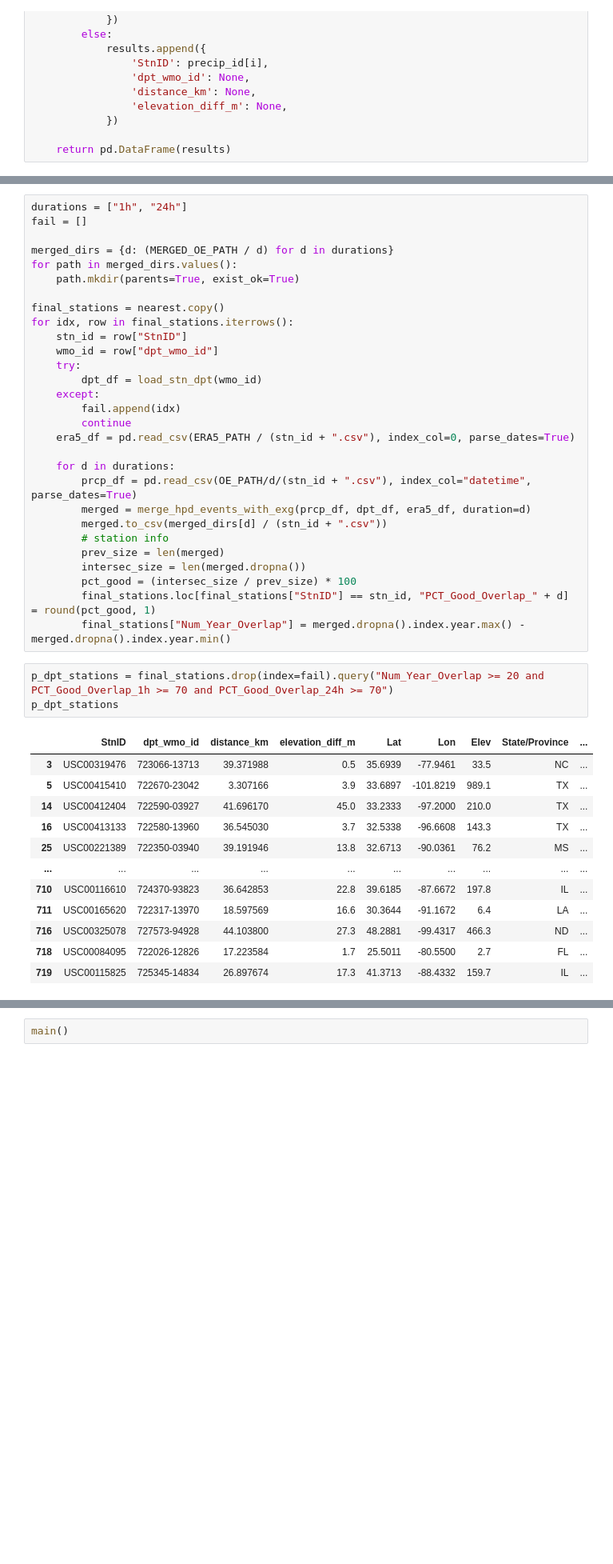
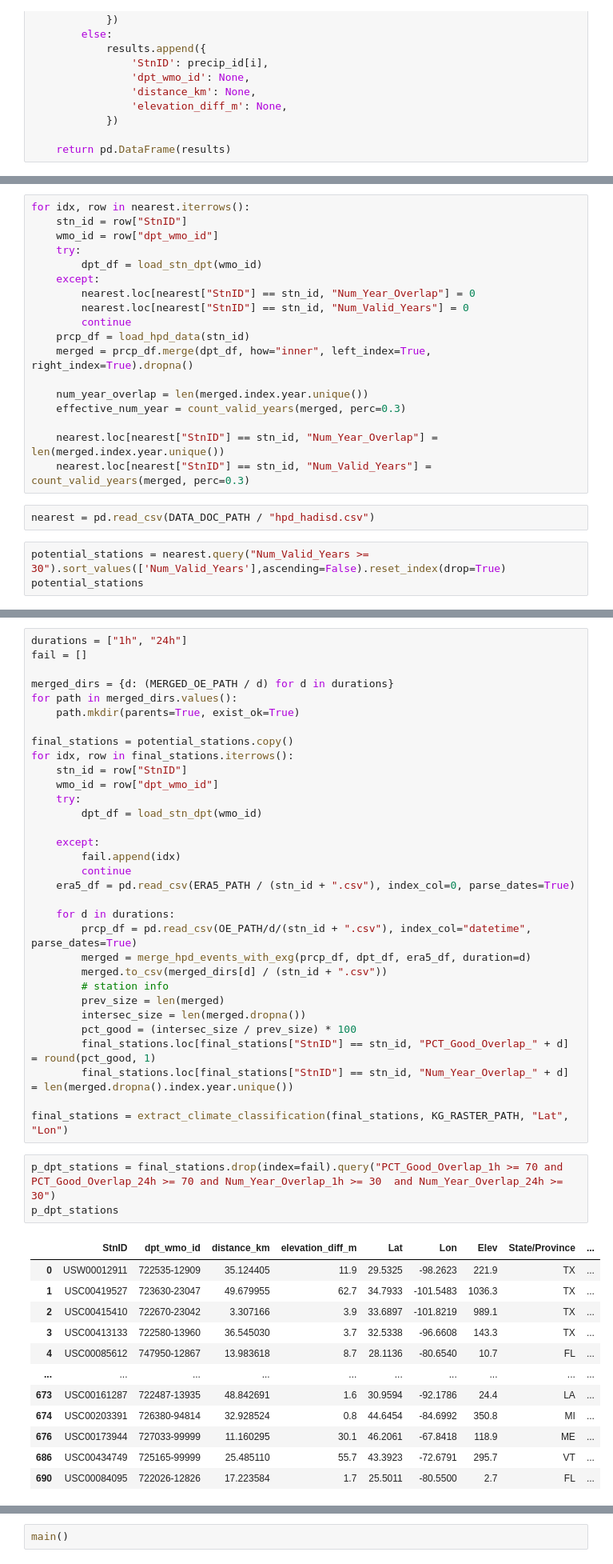
Before and after one commit to santaandria/Thermodynamic-Large-Scale, a Jupyter notebook: notebooks/4a_dewpoint_temperature.ipynb, the cells around one changed output, grey strips where cells are left out. Shown at 80% size. Saved outputs shown, nothing was run; the diff lists cells and outputs as text; blank space fills up the shorter version.

```diff
--- a/notebooks/4a_dewpoint_temperature.ipynb
+++ b/notebooks/4a_dewpoint_temperature.ipynb
@@ -150,0 +244,23 @@ nearest
+# %%
+for idx, row in nearest.iterrows():
+    stn_id = row["StnID"]
+    wmo_id = row["dpt_wmo_id"]
+    try:
+        dpt_df = load_stn_dpt(wmo_id)
+    except:
+        nearest.loc[nearest["StnID"] == stn_id, "Num_Year_Overlap"] = 0
+        nearest.loc[nearest["StnID"] == stn_id, "Num_Valid_Years"] = 0
+        continue
+    prcp_df = load_hpd_data(stn_id)
+    merged = prcp_df.merge(dpt_df, how="inner", left_index=True, right_index=True).dropna()
+
+    num_year_overlap = len(merged.index.year.unique())
+    effective_num_year = count_valid_years(merged, perc=0.3)
+
+    nearest.loc[nearest["StnID"] == stn_id, "Num_Year_Overlap"] = len(merged.index.year.unique())
+    nearest.loc[nearest["StnID"] == stn_id, "Num_Valid_Years"] = count_valid_years(merged, perc=0.3)
+# %%
+nearest = pd.read_csv(DATA_DOC_PATH / "hpd_hadisd.csv")
+# %%
+potential_stations = nearest.query("Num_Valid_Years >= 30").sort_values(['Num_Valid_Years'],ascending=False).reset_index(drop=True)
+potential_stations
@@ -208,12 +519,13 @@ merged_dirs = {d: (MERGED_OE_PATH / d) for d in durations}
 for path in merged_dirs.values():
     path.mkdir(parents=True, exist_ok=True)
 
-final_stations = nearest.copy()
+final_stations = potential_stations.copy()
 for idx, row in final_stations.iterrows():
     stn_id = row["StnID"]
     wmo_id = row["dpt_wmo_id"]
     try:
         dpt_df = load_stn_dpt(wmo_id)
+
     except:
         fail.append(idx)
         continue
@@ -228,20 +540,22 @@ for idx, row in final_stations.iterrows():
         intersec_size = len(merged.dropna())
         pct_good = (intersec_size / prev_size) * 100
         final_stations.loc[final_stations["StnID"] == stn_id, "PCT_Good_Overlap_" + d] = round(pct_good, 1)
-        final_stations["Num_Year_Overlap"] = merged.dropna().index.year.max() - merged.dropna().index.year.min()
+        final_stations.loc[final_stations["StnID"] == stn_id, "Num_Year_Overlap_" + d] = len(merged.dropna().index.year.unique())
+
+final_stations = extract_climate_classification(final_stations, KG_RASTER_PATH, "Lat", "Lon")
 # %%
-p_dpt_stations = final_stations.drop(index=fail).query("Num_Year_Overlap >= 20 and PCT_Good_Overlap_1h >= 70 and PCT_Good_Overlap_24h >= 70")
+p_dpt_stations = final_stations.drop(index=fail).query("PCT_Good_Overlap_1h >= 70 and PCT_Good_Overlap_24h >= 70 and Num_Year_Overlap_1h >= 30  and Num_Year_Overlap_24h >= 30")
 p_dpt_stations
 # %% [output]
 |  | StnID | dpt_wmo_id | distance_km | elevation_diff_m | Lat | Lon | Elev | State/Province | ... |
-| 3 | USC00319476 | 723066-13713 | 39.371988 | 0.5 | 35.6939 | -77.9461 | 33.5 | NC | ... |
-| 5 | USC00415410 | 722670-23042 | 3.307166 | 3.9 | 33.6897 | -101.8219 | 989.1 | TX | ... |
-| 14 | USC00412404 | 722590-03927 | 41.696170 | 45.0 | 33.2333 | -97.2000 | 210.0 | TX | ... |
-| 16 | USC00413133 | 722580-13960 | 36.545030 | 3.7 | 32.5338 | -96.6608 | 143.3 | TX | ... |
-| 25 | USC00221389 | 722350-03940 | 39.191946 | 13.8 | 32.6713 | -90.0361 | 76.2 | MS | ... |
+| 0 | USW00012911 | 722535-12909 | 35.124405 | 11.9 | 29.5325 | -98.2623 | 221.9 | TX | ... |
+| 1 | USC00419527 | 723630-23047 | 49.679955 | 62.7 | 34.7933 | -101.5483 | 1036.3 | TX | ... |
+| 2 | USC00415410 | 722670-23042 | 3.307166 | 3.9 | 33.6897 | -101.8219 | 989.1 | TX | ... |
+| 3 | USC00413133 | 722580-13960 | 36.545030 | 3.7 | 32.5338 | -96.6608 | 143.3 | TX | ... |
+| 4 | USC00085612 | 747950-12867 | 13.983618 | 8.7 | 28.1136 | -80.6540 | 10.7 | FL | ... |
 | ... | ... | ... | ... | ... | ... | ... | ... | ... | ... |
-| 710 | USC00116610 | 724370-93823 | 36.642853 | 22.8 | 39.6185 | -87.6672 | 197.8 | IL | ... |
-| 711 | USC00165620 | 722317-13970 | 18.597569 | 16.6 | 30.3644 | -91.1672 | 6.4 | LA | ... |
-| 716 | USC00325078 | 727573-94928 | 44.103800 | 27.3 | 48.2881 | -99.4317 | 466.3 | ND | ... |
-| 718 | USC00084095 | 722026-12826 | 17.223584 | 1.7 | 25.5011 | -80.5500 | 2.7 | FL | ... |
-| 719 | USC00115825 | 725345-14834 | 26.897674 | 17.3 | 41.3713 | -88.4332 | 159.7 | IL | ... |
+| 673 | USC00161287 | 722487-13935 | 48.842691 | 1.6 | 30.9594 | -92.1786 | 24.4 | LA | ... |
+| 674 | USC00203391 | 726380-94814 | 32.928524 | 0.8 | 44.6454 | -84.6992 | 350.8 | MI | ... |
+| 676 | USC00173944 | 727033-99999 | 11.160295 | 30.1 | 46.2061 | -67.8418 | 118.9 | ME | ... |
+| 686 | USC00434749 | 725165-99999 | 25.485110 | 55.7 | 43.3923 | -72.6791 | 295.7 | VT | ... |
+| 690 | USC00084095 | 722026-12826 | 17.223584 | 1.7 | 25.5011 | -80.5500 | 2.7 | FL | ... |
```
Also changed, not shown: parts of 13 cells of this notebook, 20 other files.
